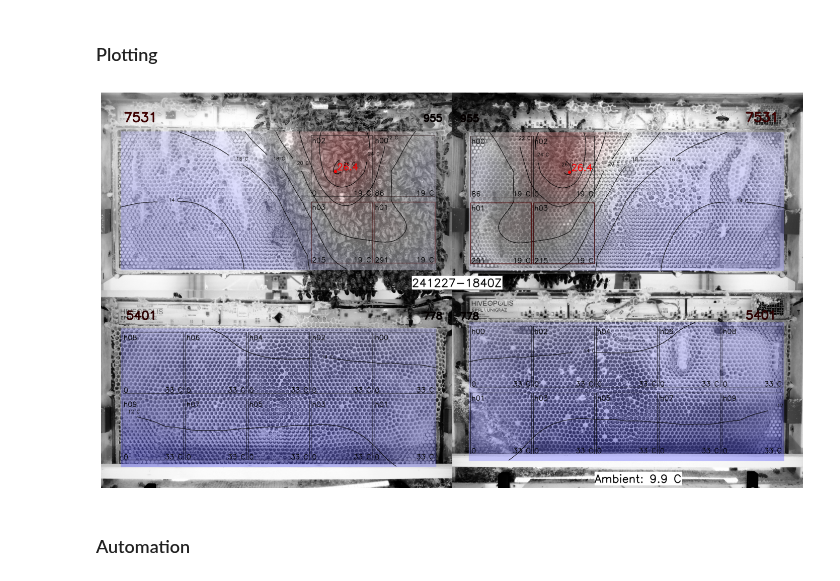
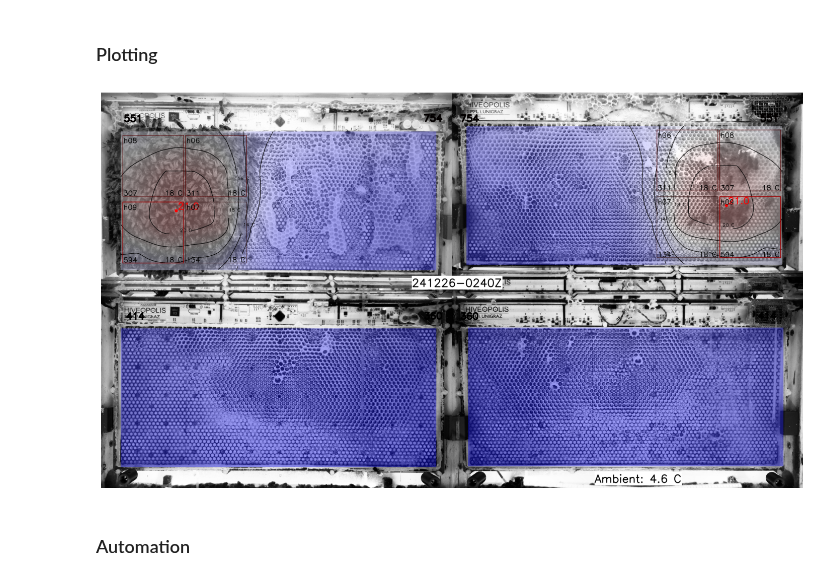
Before and after one commit to epfl-mobots/RHCVisualisation, a Jupyter notebook: generateAnotatedVideo.ipynb, the cells around one changed output. Cells and saved outputs as stored; diff of their text form; code cells hidden in the pictures.

```diff
--- a/generateAnotatedVideo.ipynb
+++ b/generateAnotatedVideo.ipynb
@@ -63,14 +63,14 @@ INFO:distributed.core:Event loop was unresponsive in Nanny for 28.07s.  This is
 # %%
 # ==== GENERAL SETTINGS ====
 download_data = True    # Set to True to download data from InfluxDB, False to use data stored locally
-hive_nb = 1             # Hive number to process (1 or 2 for OH, 3 for BH and 0 for debugging)
+hive_nb = 2             # Hive number to process (1 or 2 for OH, 3 for BH and 0 for debugging)
 ihl = None              # IHL to consider for sensory data (Put None to consider both IHLs)
 t_res = "1min"          # Image time resolution. Change only if images are not taken every minute. Use frame_drop to keep only some frames, not this.
 rootpath_imgs = '/Users/cyrilmonette/Library/CloudStorage/SynologyDrive-data/24.11-25.01_metabolism_OH/Images/'     # For images
-first_dt = pd.Timestamp('2024-12-19 10:40:00').tz_localize('UTC')
+first_dt = pd.Timestamp('2024-12-24 17:20:00').tz_localize('UTC')
 last_dt = pd.Timestamp('2025-01-03 16:00:00').tz_localize('UTC')
 frame_drop = 20         # We keep 1 frame every frame_drop frames. Put one to keep all frames.
-images_fill_limit = 1   # Maximum number of consecutive missing images to fill with the last available image. Put None to disable filling.
+images_fill_limit = 2   # Maximum number of consecutive missing images to fill with the last available image. Put None to disable filling.
 fps = 15                # FPS of the output video
 
 thermal_shift = 'aSensing1' # The thermal shift to apply. Use None for no shift
@@ -341,19 +342,19 @@ def generate_frame(dt:pd.Timestamp, contours:list = []):
 # %% [markdown]
 ### Plotting
 # %%
-frame = 600 # Frame idx within datetimes
+frame = 100 # Frame idx within datetimes
 dt = datetimes[frame]
 _imgs_paths = imgs_paths.loc[dt].to_numpy()
 contours = list(range(12, 38, 2))
 snapshot = generate_frame(dt, contours=contours)
 # For a random time frame, generate the image of the hive and the thermal plot side by side with matplotlib
 # This is just to check that everything is working fine
 plt.figure(figsize=(18, 12))
 plt.imshow(snapshot)
 plt.axis('off')
 plt.show()
 # %% [output]
-[figure, old version]
+[figure, new version]
 # %% [markdown]
 ### Automation
 # %%
```
Also changed, not shown: parts of 7 cells of this notebook.
